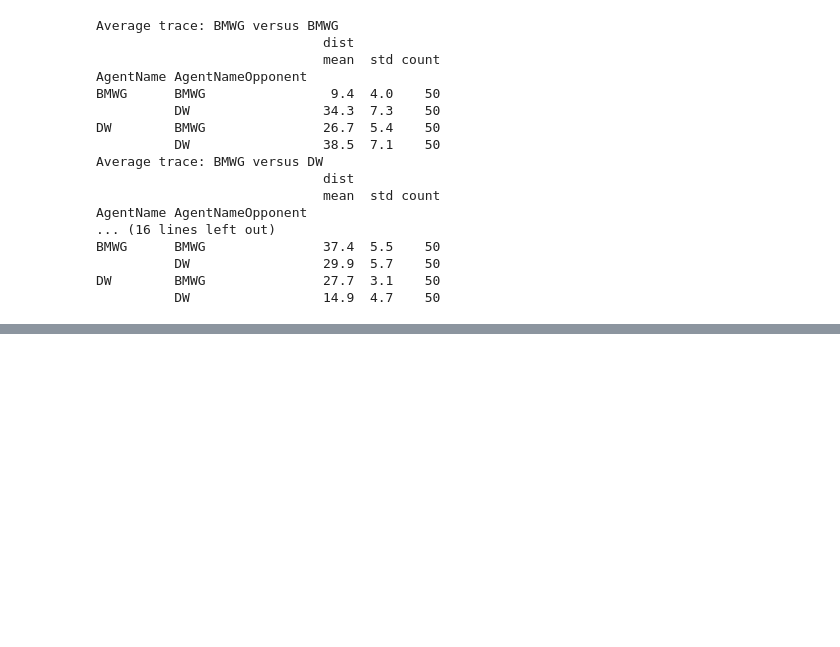
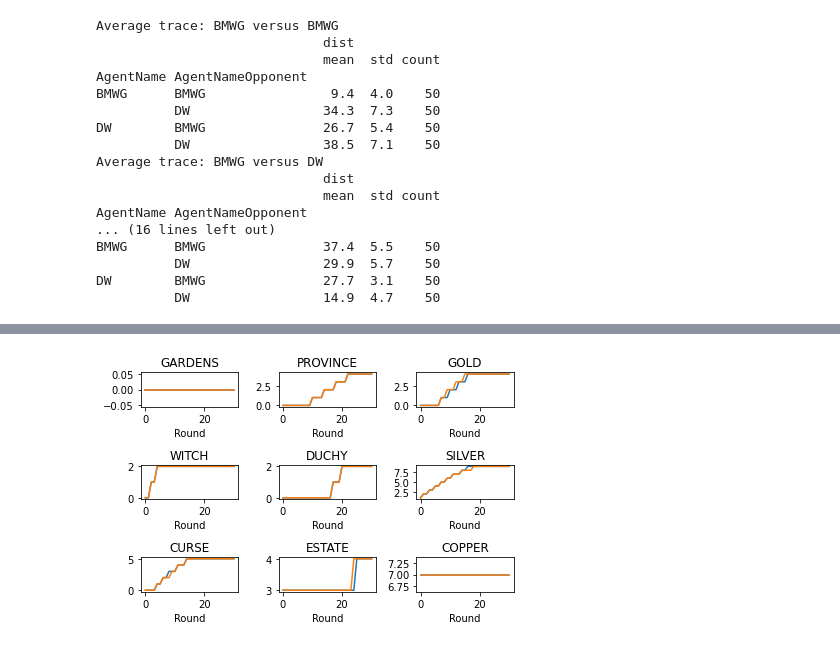
Before and after one commit to owenant/DominionPlayTraceClustering, a Jupyter notebook: PlayTraceAnalysisFromTAG.ipynb, the cells around one changed output, grey strips where cells are left out. Drawn from its saved outputs; the diff is of its cells as text; code cells hidden in the pictures; blank space fills up the shorter version.

Commit message:
added k-means analysis for self play

```diff
--- a/PlayTraceAnalysisFromTAG.ipynb
+++ b/PlayTraceAnalysisFromTAG.ipynb
@@ -555,8 +555,9 @@ print(extended_traces_flat)
 # %%
 #next we want to apply k-means clustering with (euclidean distance measure) on our set of traces to see if we can
 #identify BM and DW strategies without apriori knowledge of their existence.
+num_clusters = len(matchups)
 trace_X = extended_traces_flat.drop(['AgentName','AgentNameOpponent','Player','Opponent','GameID'], axis = 1)
-kmeans = KMeans(n_clusters=2, init='k-means++', n_init= 'warn', max_iter=300, tol=0.0001, verbose=0, random_state=None, copy_x=True, algorithm='lloyd').fit(trace_X)
+kmeans = KMeans(n_clusters=num_clusters, init='k-means++', n_init= 'warn', max_iter=300, tol=0.0001, verbose=0, random_state=None, copy_x=True, algorithm='lloyd').fit(trace_X)
 # %%
 #add kmeans cluster classifications of traces to dataframe and see how that aligns with AI agent strategies
 extended_traces_flat['ClusterID'] = kmeans.labels_
@@ -590,10 +620,13 @@ def deck_evol_comparison(trace1, trace2, tag1, tag2, cardTypes, maxRounds):
             axs[i,j].set_xlabel('Round')
             fig.tight_layout()
 # %%
-#compare centre with ClusterID zero which I am assuming corresponds to first row in outputted cluster centres
-#with double witch average trace
+#compare centre with ClusterID zero to our average traces
 cluster0centre = pd.DataFrame(df_cluster_centres.iloc[0]).transpose()
-DW_avg_trace = average_traces[average_traces['AverageTraceForStrategy'] == 'DoubleWitch'].drop('AverageTraceForStrategy', axis =1)
-
-deck_evol_comparison(cluster0centre, DW_avg_trace, "", "_avg", card_types_BigMoneyWithGardens_vs_DoubleWitch
+avg_trace_player = 'DW'
+avg_trace_opp = 'DW'
+avg_trace = average_traces[(average_traces['AgentName'] == avg_trace_player)
+                           & (average_traces['AgentNameOpponent'] == avg_trace_opp) ].drop(['AgentName','AgentNameOpponent'], axis =1)
+deck_evol_comparison(cluster0centre, avg_trace, "", "_avg", card_types_BigMoneyWithGardens_vs_DoubleWitch
                     ,maxNoOfRounds)
+# %% [output]
+[figure, added]
```
Also changed, not shown: parts of 16 cells of this notebook.
